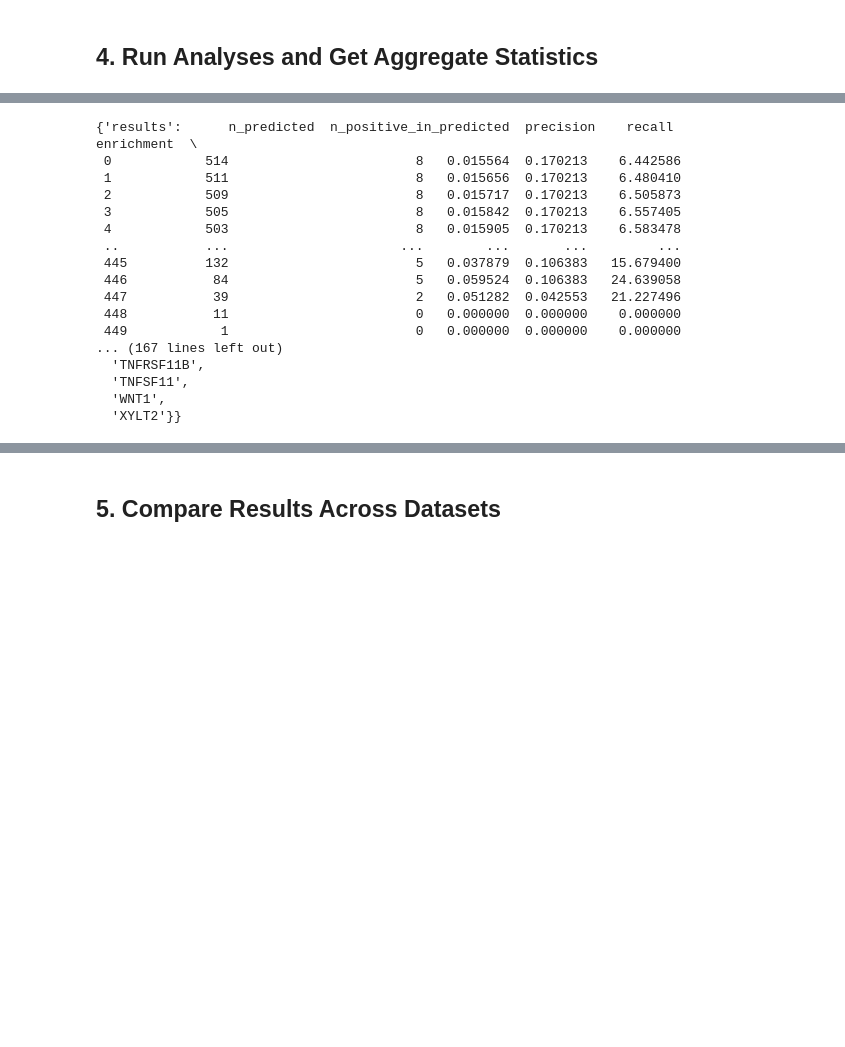
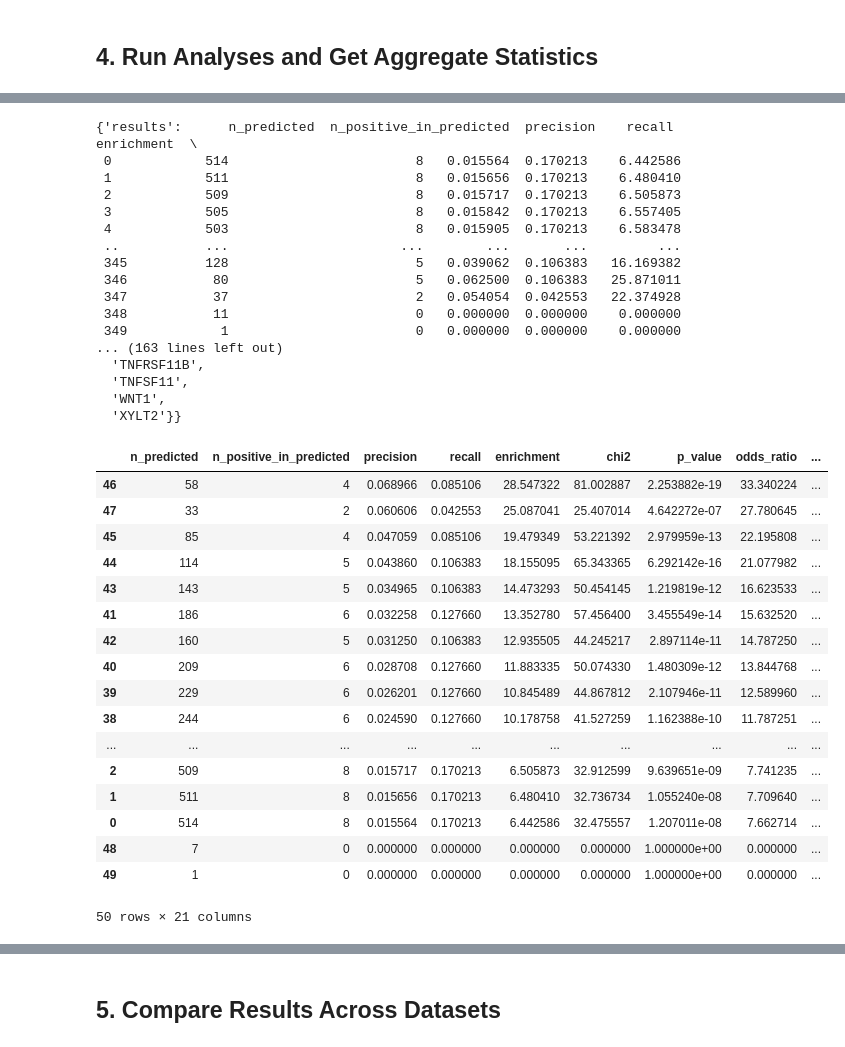
Before and after one commit to mingjutsai/EPFinder, a Jupyter notebook: eBMD_cojo_bf3_analysis_optimized.ipynb, the cells around one changed output, grey strips where cells are left out. Cells and saved outputs as stored; diff of their text form; code cells hidden in the pictures; blank space fills up the shorter version.

```diff
--- a/eBMD_cojo_bf3_analysis_optimized.ipynb
+++ b/eBMD_cojo_bf3_analysis_optimized.ipynb
@@ -386,3 +386,8 @@ eBMD_cojo_bf3_index = ebmd_input[['SNPID_at_Enh','Prom_gene','Prom_TXID']]
 eBMD_cojo_bf3_29features = ebmd_input.drop(['#Enh_chr','Enh_start','Enh_end','Prom_start','Prom_end','Prom_TXID','Prom_TSS','Prom_gene','SNPID_at_Enh'],axis=1)
 # %% [output]
 ✓ Bone genes loaded: 57
+# %%
+# Load bone genes
+with open('./dataset/eBMD/positive_gene_list.txt', 'r') as f:
+    bone_genes = [line.strip() for line in f if line.strip()]
+print(f"✓ Bone genes loaded: {len(bone_genes)}")
@@ -421,6 +428,8 @@ print(f"✓ Combined data: {len(eBMD_cojo_bf3_EPFinder):,} E-P pairs")
 # %% [output]
 Transformation Pipeline and Model Successfully Loaded
 ✓ Combined data: 275,516 E-P pairs
+# %%
+eBMD_cojo_bf3_EPFinder = pd.read_csv('./eBMD_cojo_bf3_EPFinder.csv')
 # %%
 eBMD_cojo_bf3_EPFinder
 # %% [output]
@@ -492,16 +501,39 @@ cojo_analysis
  3            505                        8   0.015842  0.170213    6.557405
  4            503                        8   0.015905  0.170213    6.583478
  ..           ...                      ...        ...       ...         ...
- 445          132                        5   0.037879  0.106383   15.679400
- 446           84                        5   0.059524  0.106383   24.639058
- 447           39                        2   0.051282  0.042553   21.227496
- 448           11                        0   0.000000  0.000000    0.000000
- 449            1                        0   0.000000  0.000000    0.000000
-... (167 lines left out)
+ 345          128                        5   0.039062  0.106383   16.169382
+ 346           80                        5   0.062500  0.106383   25.871011
+ 347           37                        2   0.054054  0.042553   22.374928
+ 348           11                        0   0.000000  0.000000    0.000000
+ 349            1                        0   0.000000  0.000000    0.000000
+... (163 lines left out)
   'TNFRSF11B',
   'TNFSF11',
   'WNT1',
   'XYLT2'}}
+# %%
+cojo_analysis_results = cojo_analysis['results']
+cojo_analysis_results_top1 = cojo_analysis_results[cojo_analysis_results['top_n'] == 1]
+cojo_analysis_results_top1.sort_values(by="enrichment", ascending=False)
+# %% [output]
+|  | n_predicted | n_positive_in_predicted | precision | recall | enrichment | chi2 | p_value | odds_ratio | ... |
+| 46 | 58 | 4 | 0.068966 | 0.085106 | 28.547322 | 81.002887 | 2.253882e-19 | 33.340224 | ... |
+| 47 | 33 | 2 | 0.060606 | 0.042553 | 25.087041 | 25.407014 | 4.642272e-07 | 27.780645 | ... |
+| 45 | 85 | 4 | 0.047059 | 0.085106 | 19.479349 | 53.221392 | 2.979959e-13 | 22.195808 | ... |
+| 44 | 114 | 5 | 0.043860 | 0.106383 | 18.155095 | 65.343365 | 6.292142e-16 | 21.077982 | ... |
+| 43 | 143 | 5 | 0.034965 | 0.106383 | 14.473293 | 50.454145 | 1.219819e-12 | 16.623533 | ... |
+| 41 | 186 | 6 | 0.032258 | 0.127660 | 13.352780 | 57.456400 | 3.455549e-14 | 15.632520 | ... |
+| 42 | 160 | 5 | 0.031250 | 0.106383 | 12.935505 | 44.245217 | 2.897114e-11 | 14.787250 | ... |
+| 40 | 209 | 6 | 0.028708 | 0.127660 | 11.883335 | 50.074330 | 1.480309e-12 | 13.844768 | ... |
+| 39 | 229 | 6 | 0.026201 | 0.127660 | 10.845489 | 44.867812 | 2.107946e-11 | 12.589960 | ... |
+| 38 | 244 | 6 | 0.024590 | 0.127660 | 10.178758 | 41.527259 | 1.162388e-10 | 11.787251 | ... |
+| ... | ... | ... | ... | ... | ... | ... | ... | ... | ... |
+| 2 | 509 | 8 | 0.015717 | 0.170213 | 6.505873 | 32.912599 | 9.639651e-09 | 7.741235 | ... |
+| 1 | 511 | 8 | 0.015656 | 0.170213 | 6.480410 | 32.736734 | 1.055240e-08 | 7.709640 | ... |
+| 0 | 514 | 8 | 0.015564 | 0.170213 | 6.442586 | 32.475557 | 1.207011e-08 | 7.662714 | ... |
+| 48 | 7 | 0 | 0.000000 | 0.000000 | 0.000000 | 0.000000 | 1.000000e+00 | 0.000000 | ... |
+| 49 | 1 | 0 | 0.000000 | 0.000000 | 0.000000 | 0.000000 | 1.000000e+00 | 0.000000 | ... |
+50 rows × 21 columns
 # %%
 # Run BF3 analysis
 bf3_analysis = run_analysis_pipeline(ebmd_bf3, bone_genes, "eBMD BF3")
```
Also changed, not shown: parts of 7 cells of this notebook.
